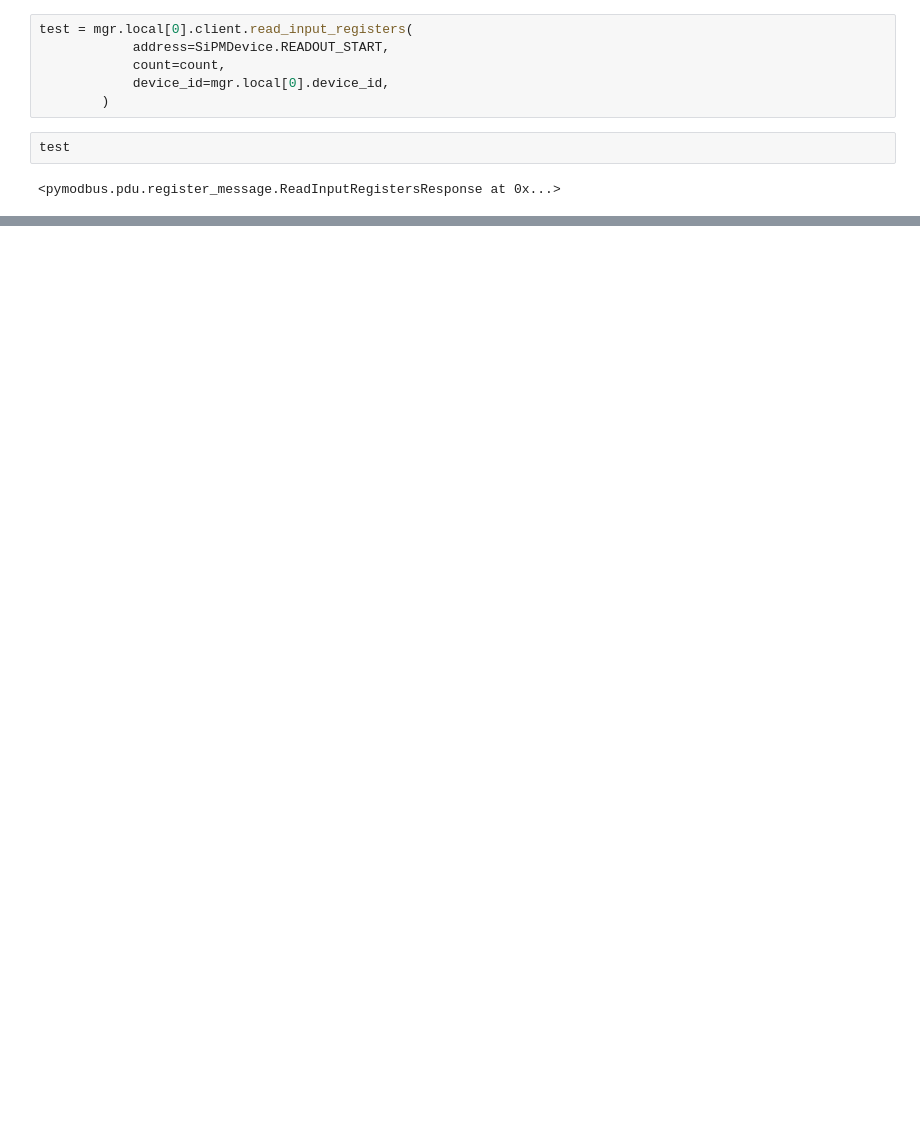
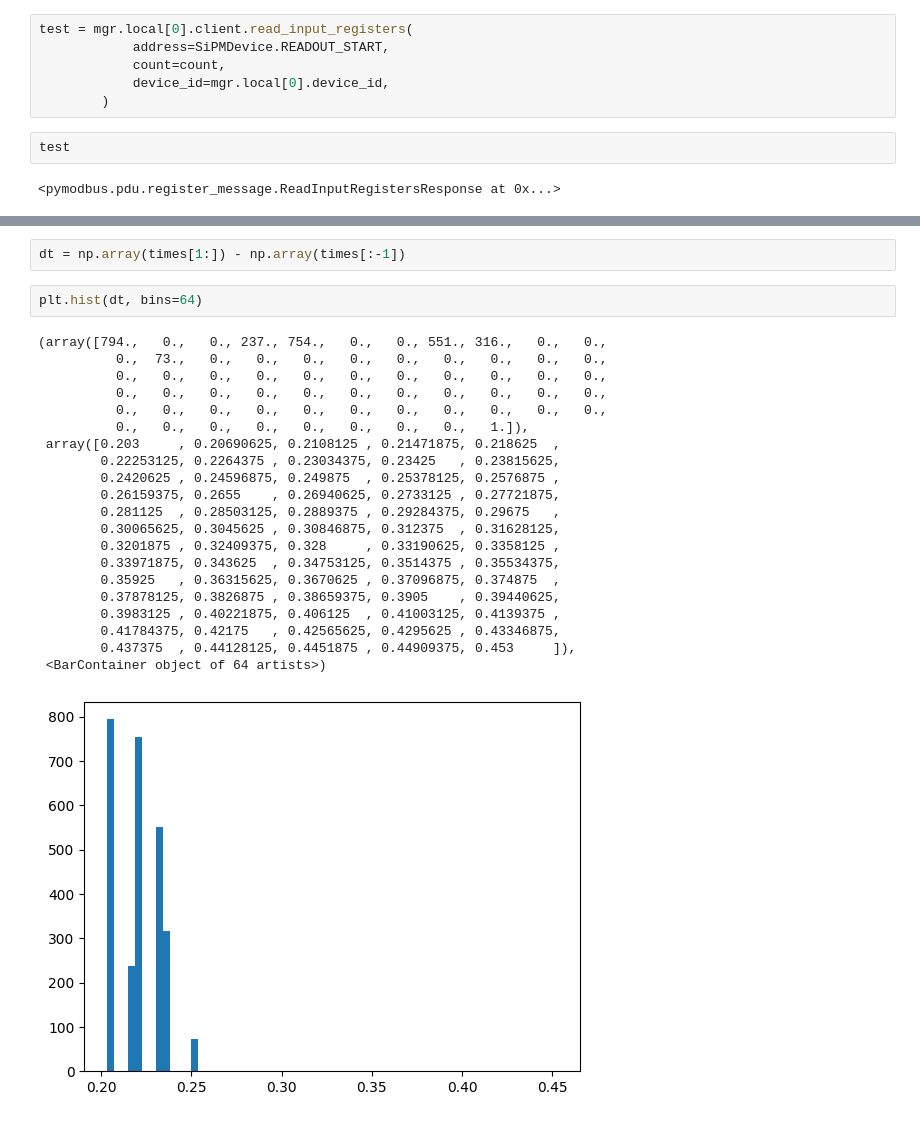
Before and after one commit to nucliflare/nlab-modbus, a Jupyter notebook: scripts/device_test.ipynb, the cells around one changed output, grey strips where cells are left out. Saved outputs shown, nothing was run; the diff lists cells and outputs as text; blank space fills up the shorter version.

```diff
--- a/scripts/device_test.ipynb
+++ b/scripts/device_test.ipynb
@@ -177,0 +248,26 @@ test.registers
+# %%
+dt = np.array(times[1:]) - np.array(times[:-1])
+# %%
+plt.hist(dt, bins=64)
+# %% [output]
+(array([794.,   0.,   0., 237., 754.,   0.,   0., 551., 316.,   0.,   0.,
+          0.,  73.,   0.,   0.,   0.,   0.,   0.,   0.,   0.,   0.,   0.,
+          0.,   0.,   0.,   0.,   0.,   0.,   0.,   0.,   0.,   0.,   0.,
+          0.,   0.,   0.,   0.,   0.,   0.,   0.,   0.,   0.,   0.,   0.,
+          0.,   0.,   0.,   0.,   0.,   0.,   0.,   0.,   0.,   0.,   0.,
+          0.,   0.,   0.,   0.,   0.,   0.,   0.,   0.,   1.]),
+ array([0.203     , 0.20690625, 0.2108125 , 0.21471875, 0.218625  ,
+        0.22253125, 0.2264375 , 0.23034375, 0.23425   , 0.23815625,
+        0.2420625 , 0.24596875, 0.249875  , 0.25378125, 0.2576875 ,
+        0.26159375, 0.2655    , 0.26940625, 0.2733125 , 0.27721875,
+        0.281125  , 0.28503125, 0.2889375 , 0.29284375, 0.29675   ,
+        0.30065625, 0.3045625 , 0.30846875, 0.312375  , 0.31628125,
+        0.3201875 , 0.32409375, 0.328     , 0.33190625, 0.3358125 ,
+        0.33971875, 0.343625  , 0.34753125, 0.3514375 , 0.35534375,
+        0.35925   , 0.36315625, 0.3670625 , 0.37096875, 0.374875  ,
+        0.37878125, 0.3826875 , 0.38659375, 0.3905    , 0.39440625,
+        0.3983125 , 0.40221875, 0.406125  , 0.41003125, 0.4139375 ,
+        0.41784375, 0.42175   , 0.42565625, 0.4295625 , 0.43346875,
+        0.437375  , 0.44128125, 0.4451875 , 0.44909375, 0.453     ]),
+ <BarContainer object of 64 artists>)
+[figure, added]
```
Also changed, not shown: parts of 18 cells of this notebook, 2 other files.
